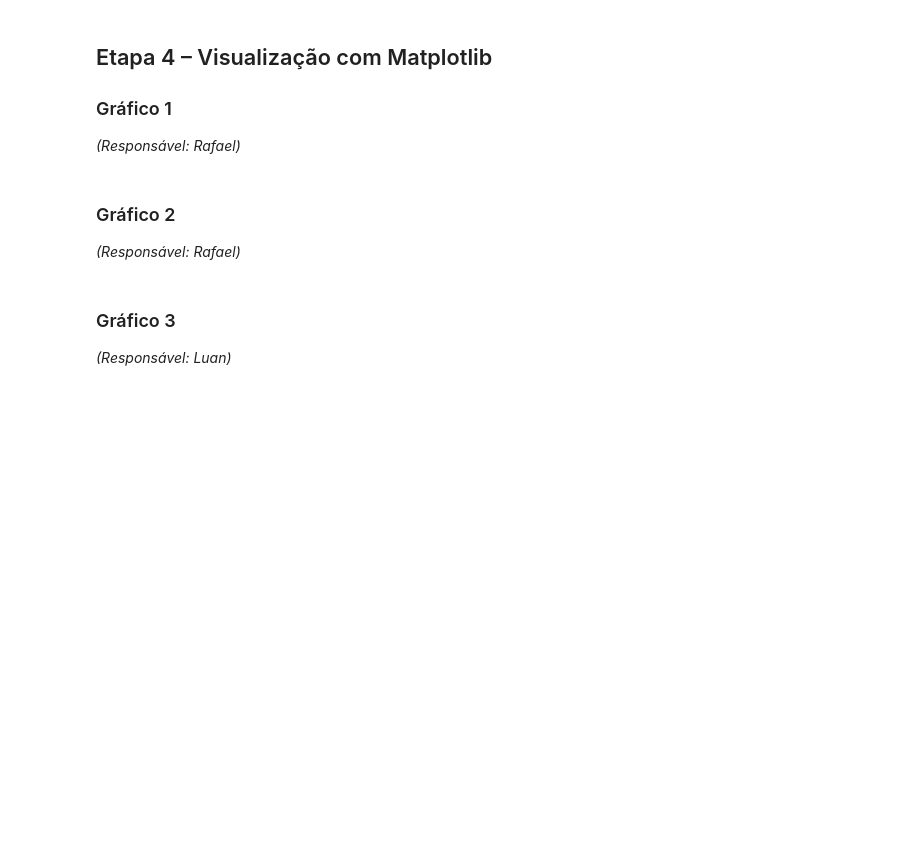
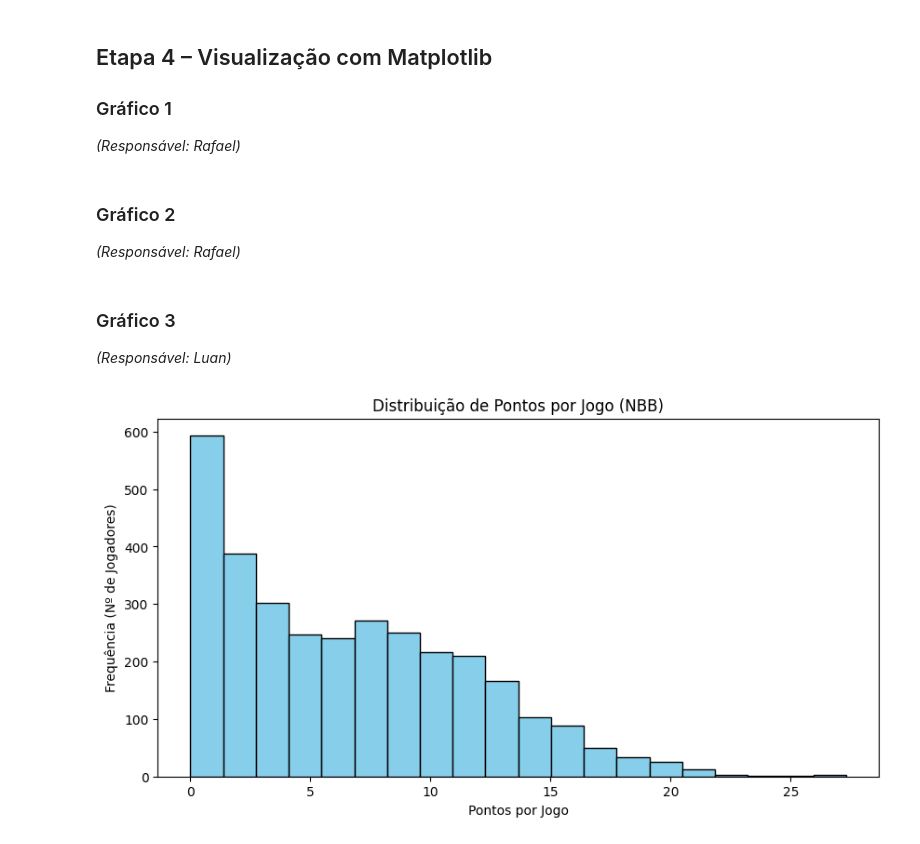
Before and after one commit to Rafa516/projeto-IPCC-IFSP, a Jupyter notebook: trabalho.ipynb, the cells around one changed output. Drawn from its saved outputs; the diff is of its cells as text; code cells hidden in the pictures; blank space fills up the shorter version.

```diff
--- a/trabalho.ipynb
+++ b/trabalho.ipynb
@@ -405,5 +409,10 @@ print(f"Média de pontos entre os destaques: {np.mean(pontos[mascara]):.2f}")
 
 ### Etapas de tratamento dos dados
 explicar quais dados inválidos foram encontrados e como foram tratados.
+# %%
+caminho = "Base_NBB.csv"
 # %%
 # criação/importação do DataFrame, seleção de linhas e colunas
+
+df =  pd.read_csv(caminho)
+df
@@ -413,0 +451,6 @@ explicar quais dados inválidos foram encontrados e como foram tratados.
+# %%
+#Criação de valores nulo para tratamento
+
+# Seleciona 20% das linhas aleatoriamente e define como NaN
+indices = df.sample(frac=0.1).index
+df.loc[indices, 'Equipe'] = np.nan
@@ -413,0 +476,3 @@ explicar quais dados inválidos foram encontrados e como foram tratados.
+# %%
+# Preenche os nulos da coluna 'Equipe' com um texto padrão
+df['Equipe'] = df['Equipe'].fillna('Não Informado')
@@ -432,0 +551,17 @@ explicar quais dados inválidos foram encontrados e como foram tratados.
+# %%
+# gráfico 3 – tipo diferente dos gráficos 1 e 2
+
+plt.figure(figsize=(10, 5))
+
+# Desenha o histograma de distribuição dos pontos por jogo
+plt.hist(df['PTS_PORJOGO'], bins=20, color='skyblue', edgecolor='black')
+
+# Títulos e rótulos dos eixos
+plt.title('Distribuição de Pontos por Jogo (NBB)')
+plt.xlabel('Pontos por Jogo')
+plt.ylabel('Frequência (Nº de Jogadores)')
+
+# Exibe o gráfico
+plt.show()
+# %% [output]
+[figure, added]
```
Also changed, not shown: parts of 10 cells of this notebook.
